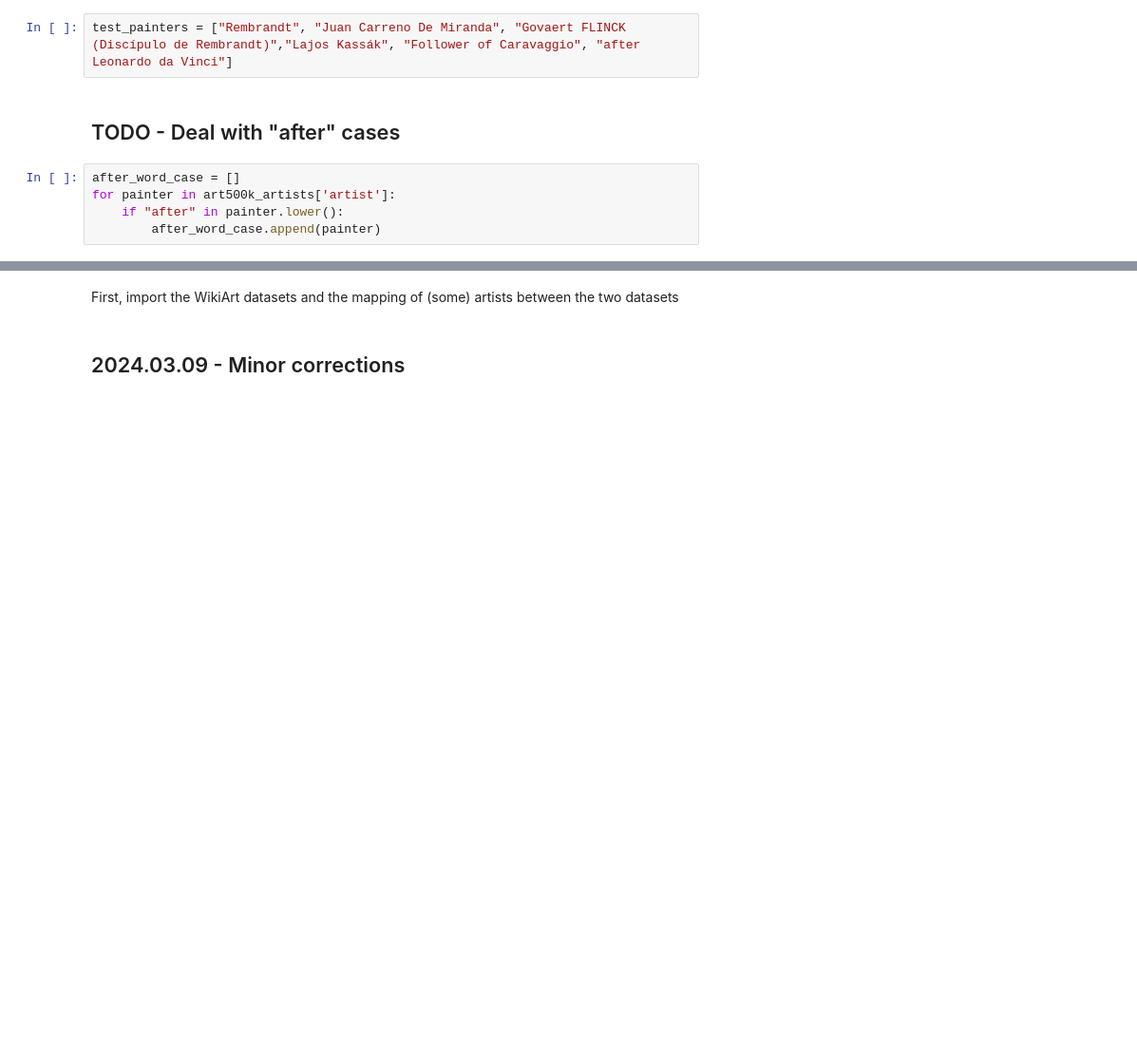
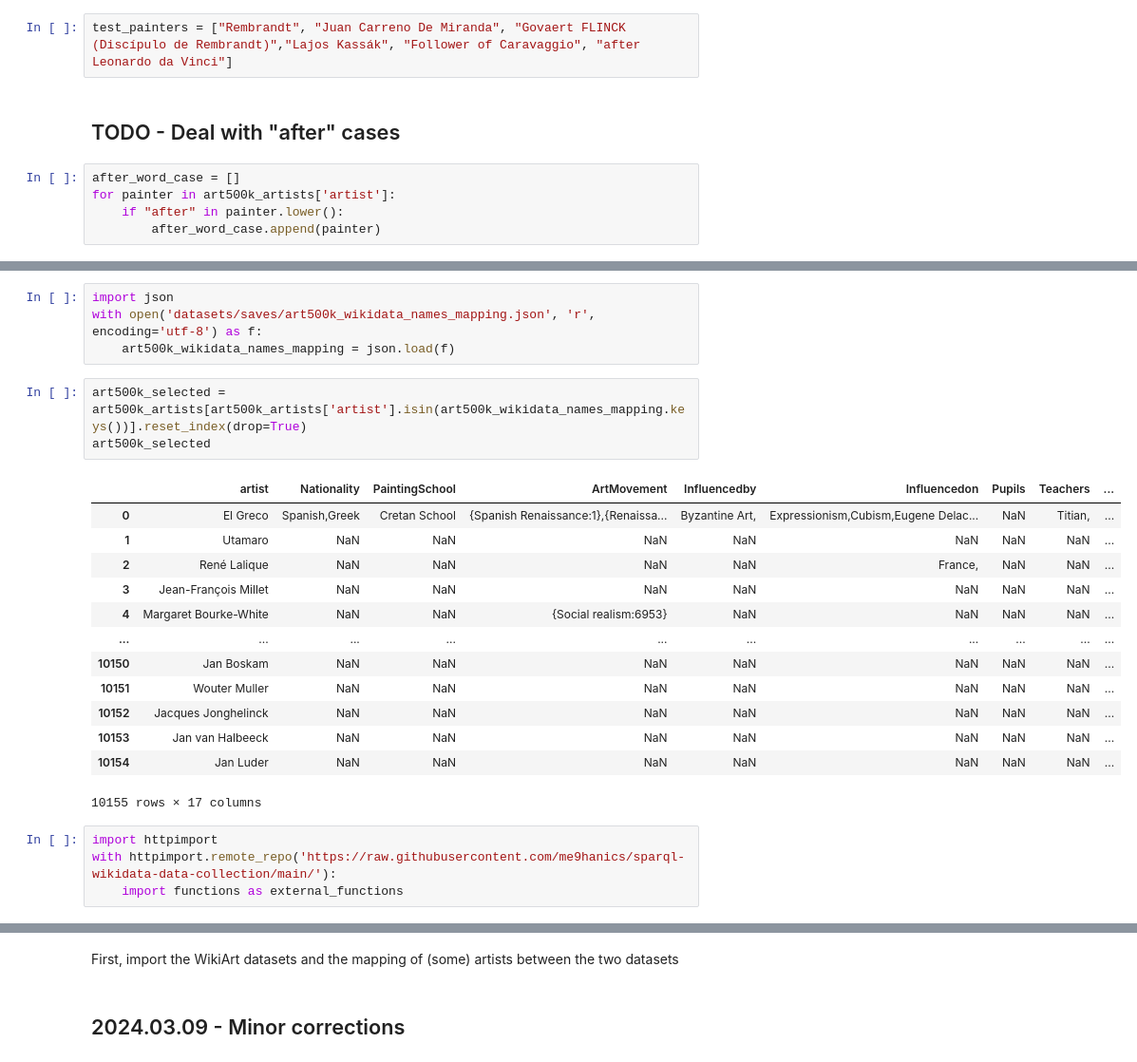
Before and after one commit to me9hanics/PainterPalette, a Jupyter notebook: art500k_updates.ipynb, the cells around one changed output, grey strips where cells are left out. Shown at 95% size. Cells and saved outputs as stored; diff of their text form; blank space fills up the shorter version.

Commit message:
add update: create art500k_selected

```diff
--- a/art500k_updates.ipynb
+++ b/art500k_updates.ipynb
@@ -335,0 +340,25 @@ for painter in art500k_artists['artist']:
+# %%
+import json
+with open('datasets/saves/art500k_wikidata_names_mapping.json', 'r', encoding='utf-8') as f:
+    art500k_wikidata_names_mapping = json.load(f)
+# %%
+art500k_selected = art500k_artists[art500k_artists['artist'].isin(art500k_wikidata_names_mapping.keys())].reset_index(drop=True)
+art500k_selected
+# %% [output]
+|  | artist | Nationality | PaintingSchool | ArtMovement | Influencedby | Influencedon | Pupils | Teachers | ... |
+| 0 | El Greco | Spanish,Greek | Cretan School | {Spanish Renaissance:1},{Renaissa... | Byzantine Art, | Expressionism,Cubism,Eugene Delac... | NaN | Titian, | ... |
+| 1 | Utamaro | NaN | NaN | NaN | NaN | NaN | NaN | NaN | ... |
+| 2 | René Lalique | NaN | NaN | NaN | NaN | France, | NaN | NaN | ... |
+| 3 | Jean-François Millet | NaN | NaN | NaN | NaN | NaN | NaN | NaN | ... |
+| 4 | Margaret Bourke-White | NaN | NaN | {Social realism:6953} | NaN | NaN | NaN | NaN | ... |
+| ... | ... | ... | ... | ... | ... | ... | ... | ... | ... |
+| 10150 | Jan Boskam | NaN | NaN | NaN | NaN | NaN | NaN | NaN | ... |
+| 10151 | Wouter Muller | NaN | NaN | NaN | NaN | NaN | NaN | NaN | ... |
+| 10152 | Jacques Jonghelinck | NaN | NaN | NaN | NaN | NaN | NaN | NaN | ... |
+| 10153 | Jan van Halbeeck | NaN | NaN | NaN | NaN | NaN | NaN | NaN | ... |
+| 10154 | Jan Luder | NaN | NaN | NaN | NaN | NaN | NaN | NaN | ... |
+10155 rows × 17 columns
+# %%
+import httpimport
+with httpimport.remote_repo('https://raw.githubusercontent.com/me9hanics/sparql-wikidata-data-collection/main/'):
+    import functions as external_functions
```
Also changed, not shown: parts of 9 cells of this notebook, 1 other file.
